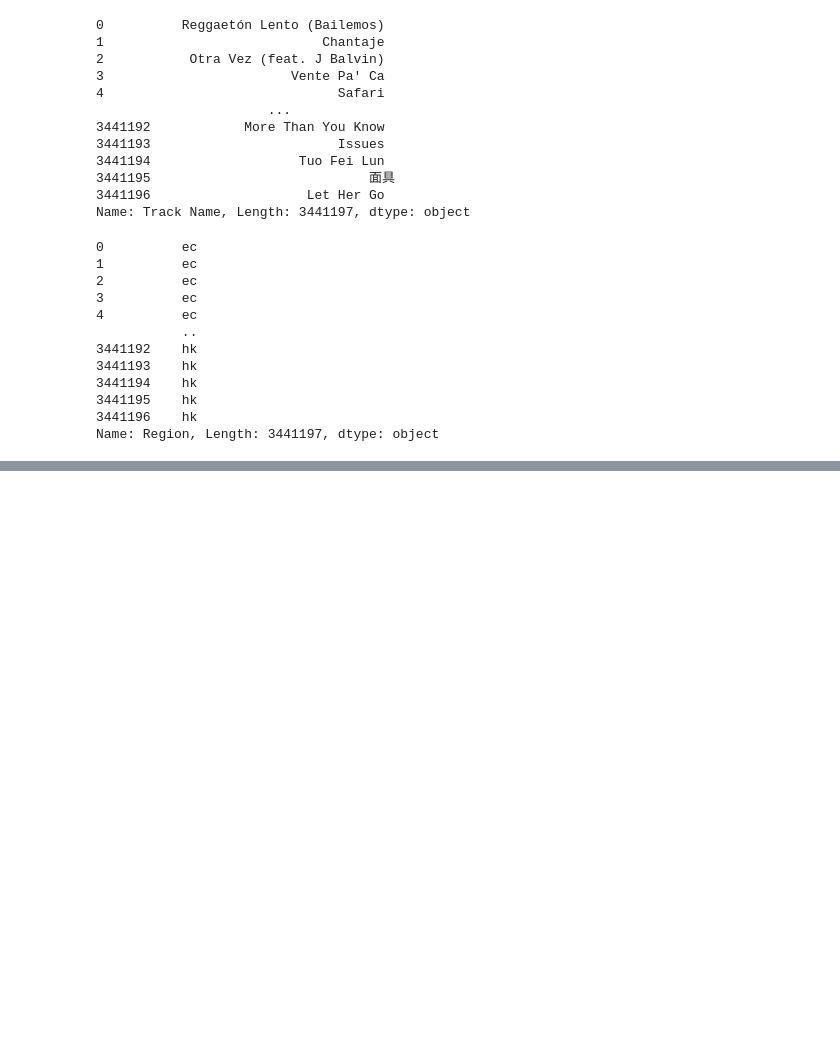
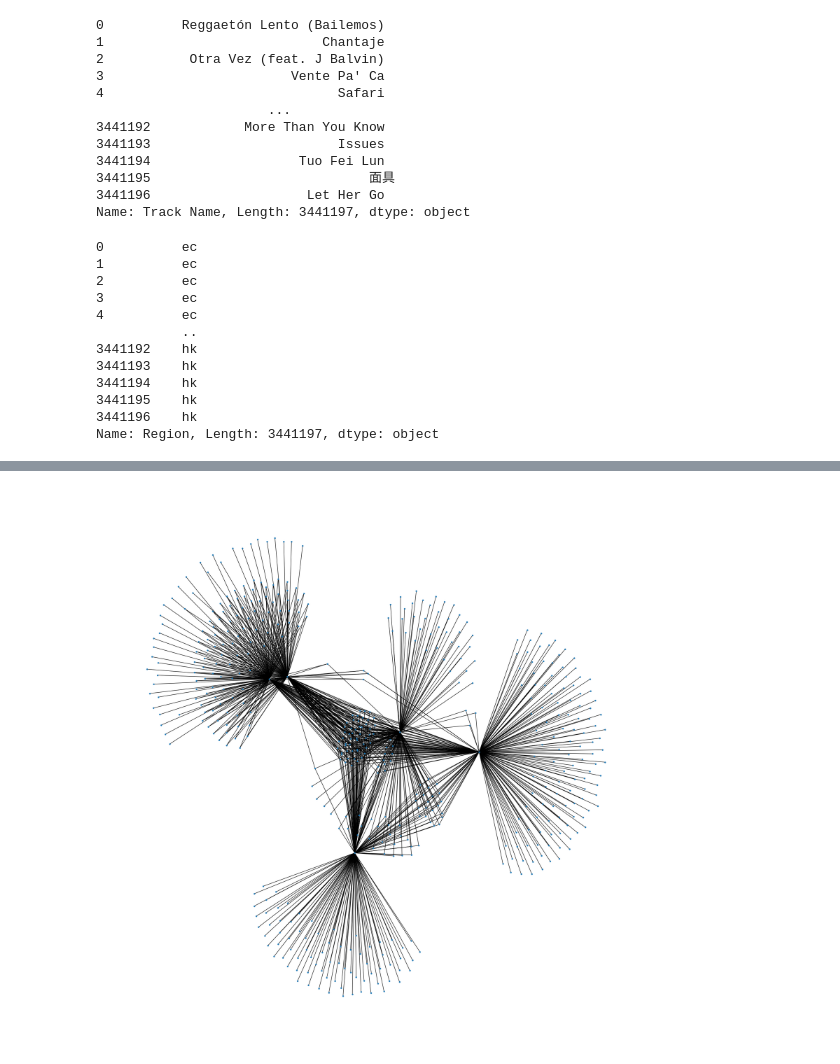
Before and after one commit to samwambam/Spotify, a Jupyter notebook: Spotify.ipynb, the cells around one changed output, grey strips where cells are left out. Saved outputs shown, nothing was run; the diff lists cells and outputs as text; code cells hidden in the pictures; blank space fills up the shorter version.

Commit message:
Added edges and graph

```diff
--- a/Spotify.ipynb
+++ b/Spotify.ipynb
@@ -136,11 +84,16 @@ for row in df.index:
 
     SongDate.update({df["Track Name"][row]: df["Date"][row]})
 
-    if i == 1000:
+    if i == 365000:
         break
 
-for i in Songs.items():
-    print(i)
+songKeys = Songs.keys()
 
-for a in SongDate.items():
-    print(a)
+for i in songKeys:
+    #print(i)
+    if Songs.get(i) >= 30:
+        G.add_node(i)
+
+
+#for a in SongDate.items():
+    #print(a)
@@ -166,0 +122,16 @@ for a in SongDate.items():
+# %%
+i = 0
+for row in df.index:
+    #print(df["Track Name"][row], df["Region"][row]
+    i = i + 1
+
+    if df["Track Name"][row] in G.nodes:
+        G.add_edge(df["Track Name"][row], df["Region"][row])
+
+    if i == 365000:
+        break
+# %%
+fig = plt.figure(figsize=(20,20))
+nx.draw_spring(G, node_size=10)
+# %% [output]
+[figure, added]
```
Also changed, not shown: parts of 4 cells of this notebook.
